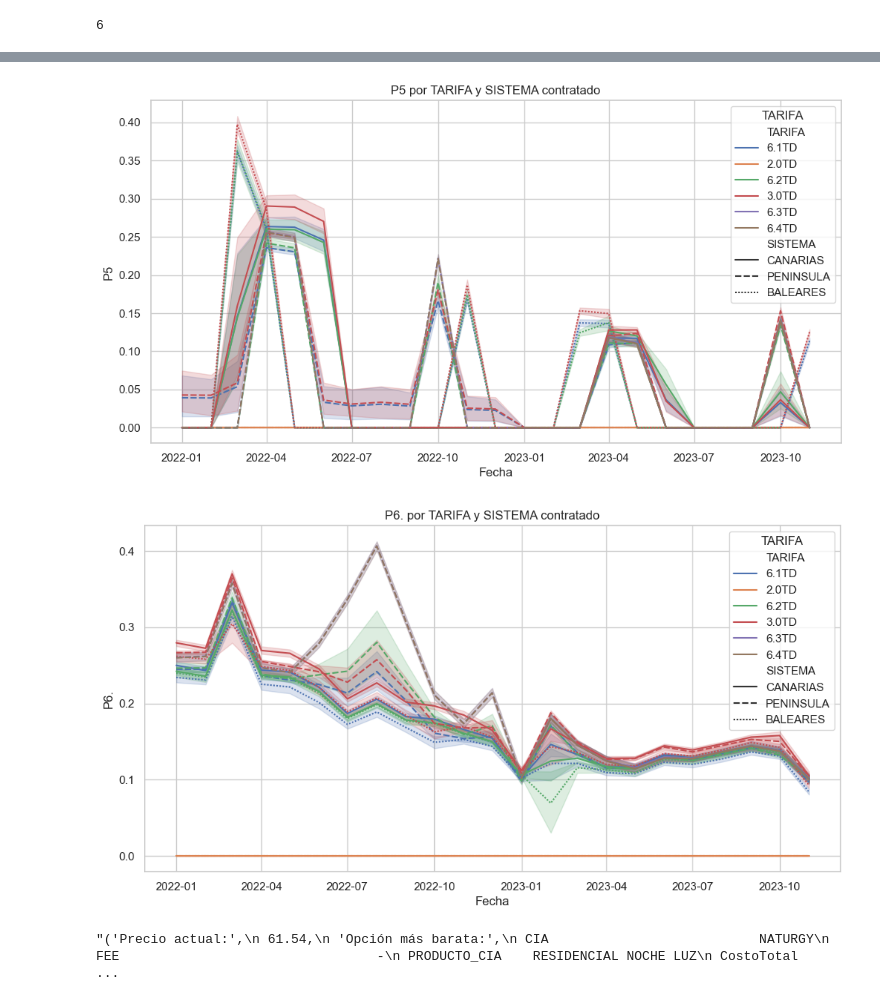
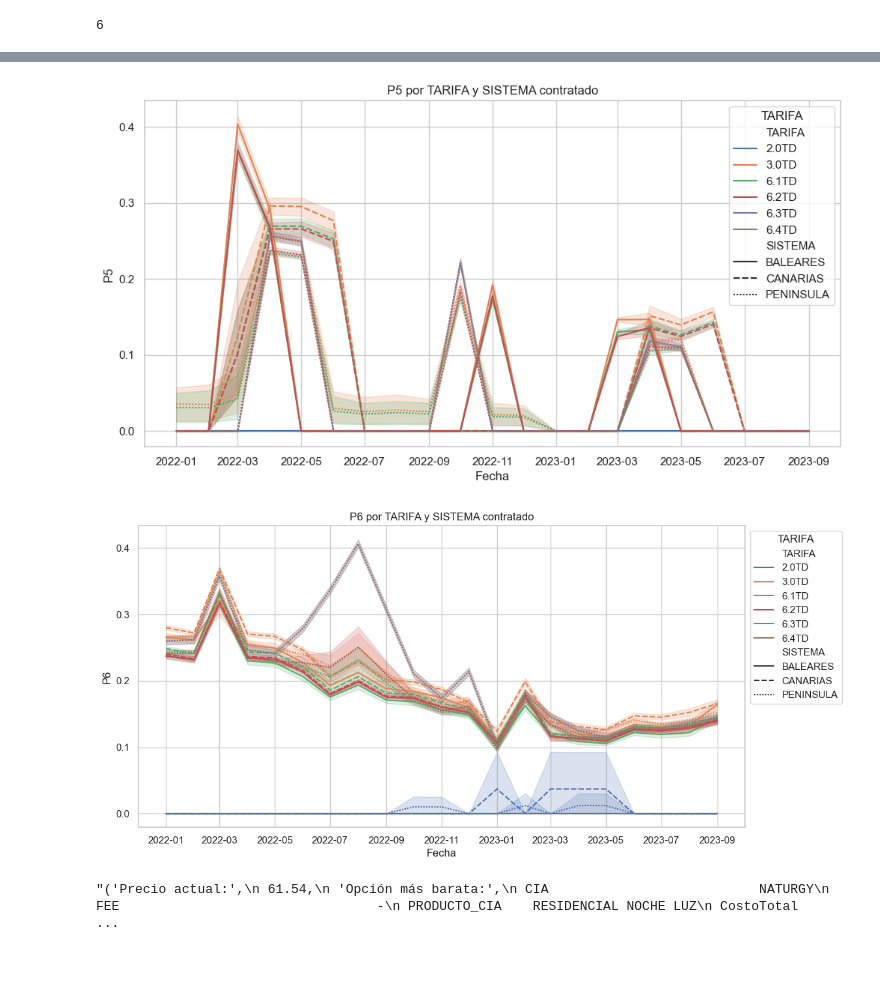
Before and after one commit to TheBridge-DesafioTripulaciones-Grupo2/DesafioTripulaciones_Sept23_Grupo2_Data, a Jupyter notebook: plots_DM.ipynb, the cells around one changed output, grey strips where cells are left out. Saved outputs shown, nothing was run; the diff lists cells and outputs as text; code cells hidden in the pictures; blank space fills up the shorter version.

```diff
--- a/plots_DM.ipynb
+++ b/plots_DM.ipynb
@@ -4,7 +4,7 @@ import matplotlib.pyplot as plt
 import seaborn as sns
 # %%
 url1 = './data/processed/fixed_price.csv'
-url2 = './data/processed/indexed_updated_DM.csv'
+url2 = './data/processed/indexed_price.csv'
 url3 = './data/processed/indexed_price_power.csv'
 # %%
 df_fixed = pd.read_csv(url1)
@@ -214,12 +214,12 @@ df_indexed["TARIFA"].nunique()
 # %%
 sns.set(style="whitegrid")
 # %%
-variables_p = ['P1.', 'P2.', 'P3.', 'P4.', 'P5', 'P6.']
+variables_p = ['P1', 'P2', 'P3', 'P4', 'P5', 'P6']
 # %%
 
 for variable_p in variables_p:
     plt.figure(figsize=(12, 6))
-    sns.lineplot(x='MES', y=variable_p, hue='TARIFA', style='SISTEMA', data=df_indexed)
+    sns.lineplot(x='MES', y=variable_p, hue='TARIFA', style='SISTEMA', data=df_indexed_price)
     plt.title(f'{variable_p} por TARIFA y SISTEMA contratado')
     plt.xlabel('Fecha')
     plt.ylabel(variable_p)
@@ -233,5 +233,5 @@ for variable_p in variables_p:
-[figure, old version]
+[figure, new version]
-[figure, old version]
+[figure, new version]
 # %%
 """('Precio actual:',
  61.54,
```
Also changed, not shown: parts of 11 cells of this notebook.
